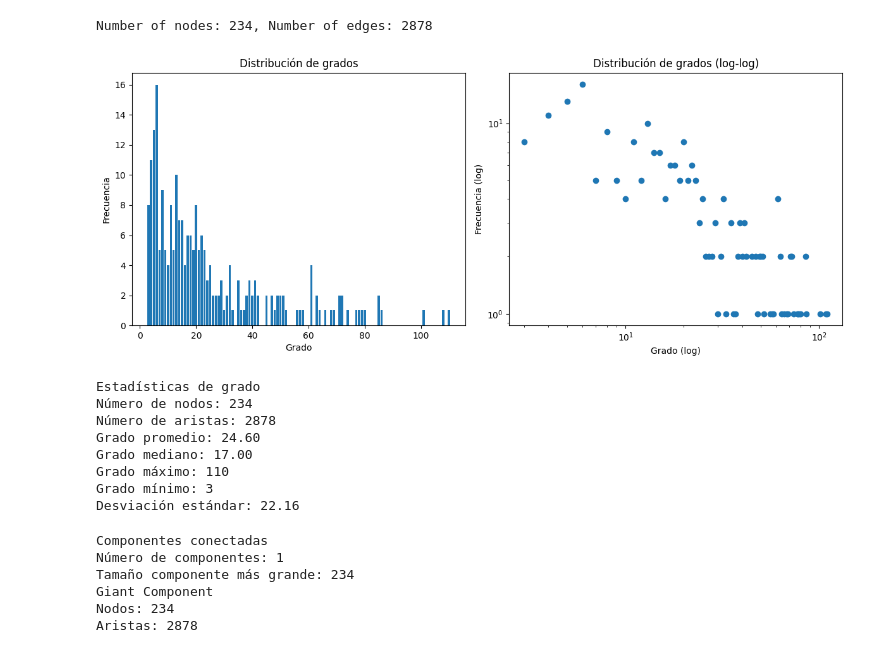
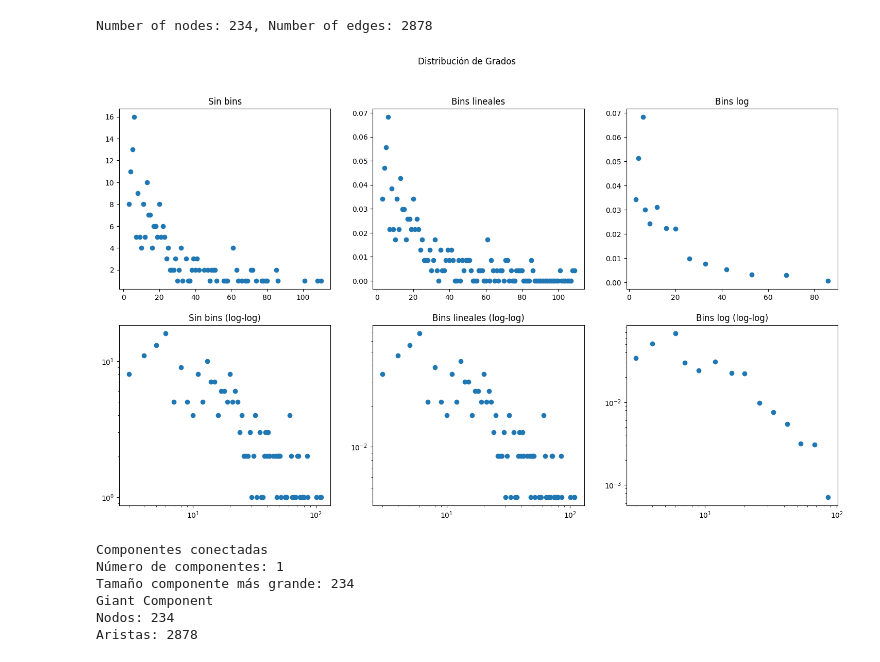
Before and after one commit to Jotape24/Complex-Networks-and-One-Piece, a Jupyter notebook: graph.ipynb, the cells around one changed output. Saved outputs shown, nothing was run; the diff lists cells and outputs as text; code cells hidden in the pictures.

Commit message:
feat: add bins to centrality and degree

```diff
--- a/graph.ipynb
+++ b/graph.ipynb
@@ -626,61 +588,12 @@ Number of nodes: 234, Number of edges: 2878
 # %%
 # distribucion de grados
 
 degrees = [deg for _, deg in G_staff_custom.degree()]
 
-# conteo de frecuencias
-degree_counts = Counter(degrees)
-
-x = sorted(degree_counts.keys())
-y = [degree_counts[k] for k in x]
-
-# plot de distribución
-
-plt.figure(figsize=(12, 5))
-
-plt.subplot(1, 2, 1)
-
-plt.bar(x, y)
-
-plt.xlabel("Grado")
-plt.ylabel("Frecuencia")
-plt.title("Distribución de grados")
-
-
-# Plot log-log
-plt.subplot(1, 2, 2)
-
-plt.scatter(x, y)
-
-plt.xscale("log")
-plt.yscale("log")
-
-plt.xlabel("Grado (log)")
-plt.ylabel("Frecuencia (log)")
-plt.title("Distribución de grados (log-log)")
-
-plt.tight_layout()
-plt.show()
-
-print("Estadísticas de grado")
-print(f"Número de nodos: {G_staff_custom.number_of_nodes()}")
-print(f"Número de aristas: {G_staff_custom.number_of_edges()}")
-
-print(f"Grado promedio: {np.mean(degrees):.2f}")
-print(f"Grado mediano: {np.median(degrees):.2f}")
-print(f"Grado máximo: {np.max(degrees)}")
-print(f"Grado mínimo: {np.min(degrees)}")
-print(f"Desviación estándar: {np.std(degrees):.2f}")
+plot_distribution(list(degrees),
+                  "Distribución de Grados")
 # %% [output]
-[figure, old version]
+[figure, new version]
-Estadísticas de grado
-Número de nodos: 234
-Número de aristas: 2878
-Grado promedio: 24.60
-Grado mediano: 17.00
-Grado máximo: 110
-Grado mínimo: 3
-Desviación estándar: 22.16
 # %%
 # Componentes conectadas
 
```
Also changed, not shown: parts of 39 cells of this notebook.
